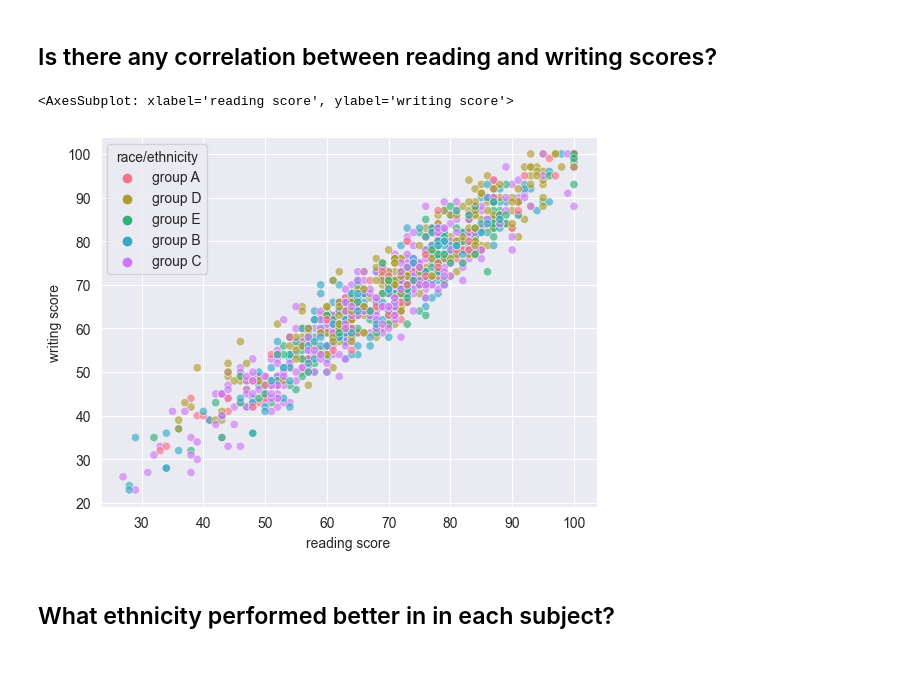
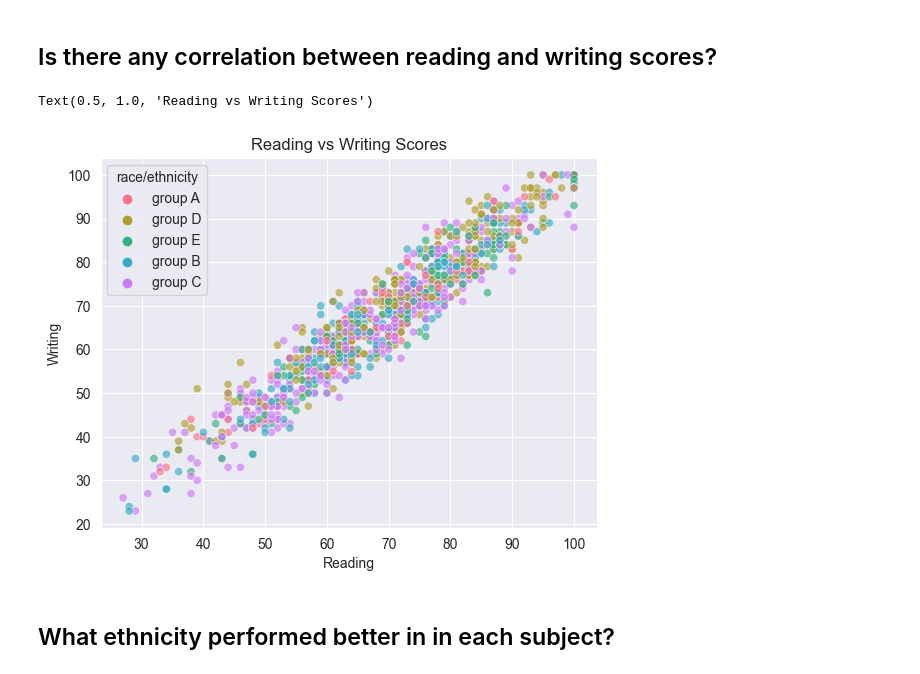
Before and after one commit to C-stackpole/Data-Analysis-Final---Exploring-Exam-Scores, a Jupyter notebook: exam_analysis.ipynb, the cells around one changed output. Saved outputs shown, nothing was run; the diff lists cells and outputs as text; code cells hidden in the pictures.

Commit message:
Graph Details Added

```diff
--- a/exam_analysis.ipynb
+++ b/exam_analysis.ipynb
@@ -45,9 +49,12 @@ exam_df.groupby("gender")[["math score", "reading score", "writing score"]].agg(
 ## Is there any correlation between reading and writing scores?
 # %%
 sns.scatterplot(data= exam_df,  x= "reading score", y= "writing score", hue= "race/ethnicity", alpha = .65)
+plt.xlabel("Reading")
+plt.ylabel("Writing")
+plt.title("Reading vs Writing Scores")
 # %% [output]
-<AxesSubplot: xlabel='reading score', ylabel='writing score'>
+Text(0.5, 1.0, 'Reading vs Writing Scores')
-[figure, old version]
+[figure, new version]
 # %% [markdown]
 ## What ethnicity performed better in in each subject?
 # %%
```
Also changed, not shown: parts of 4 cells of this notebook.
